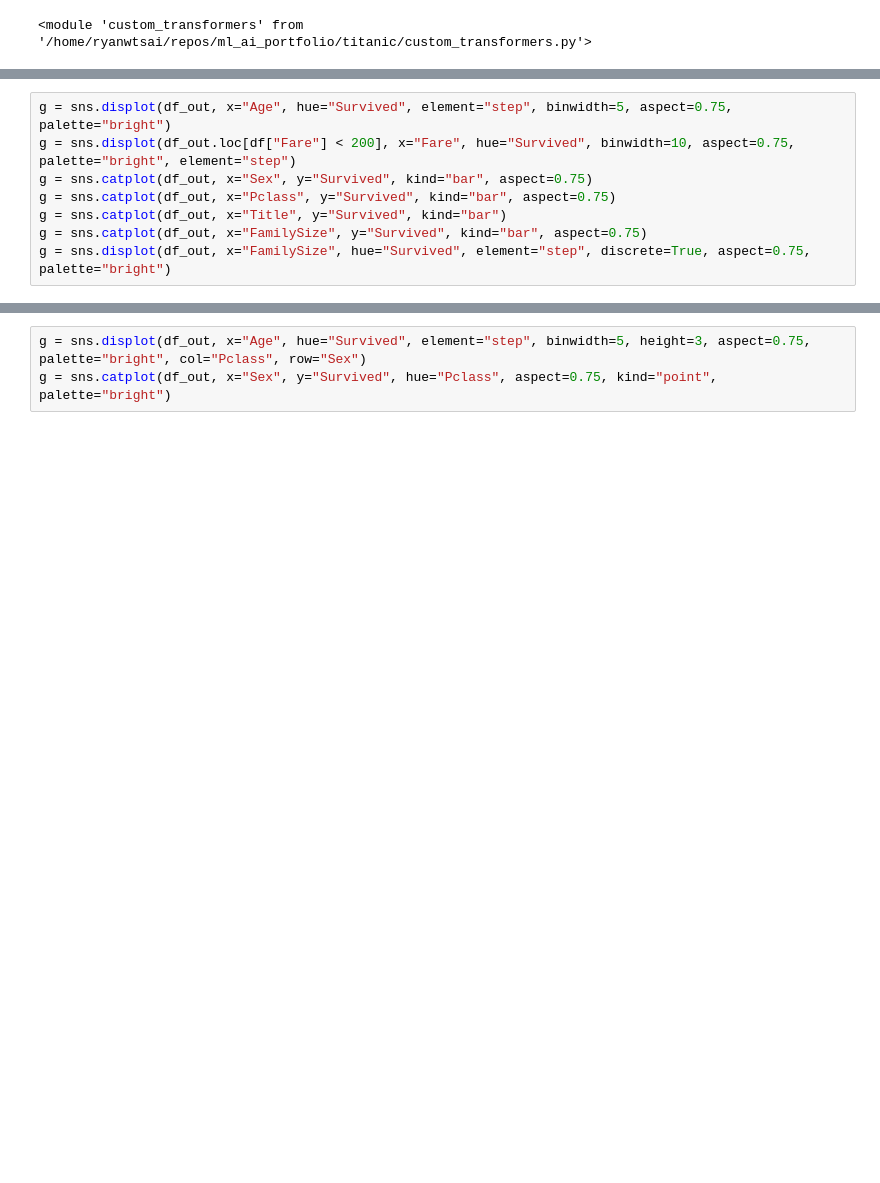
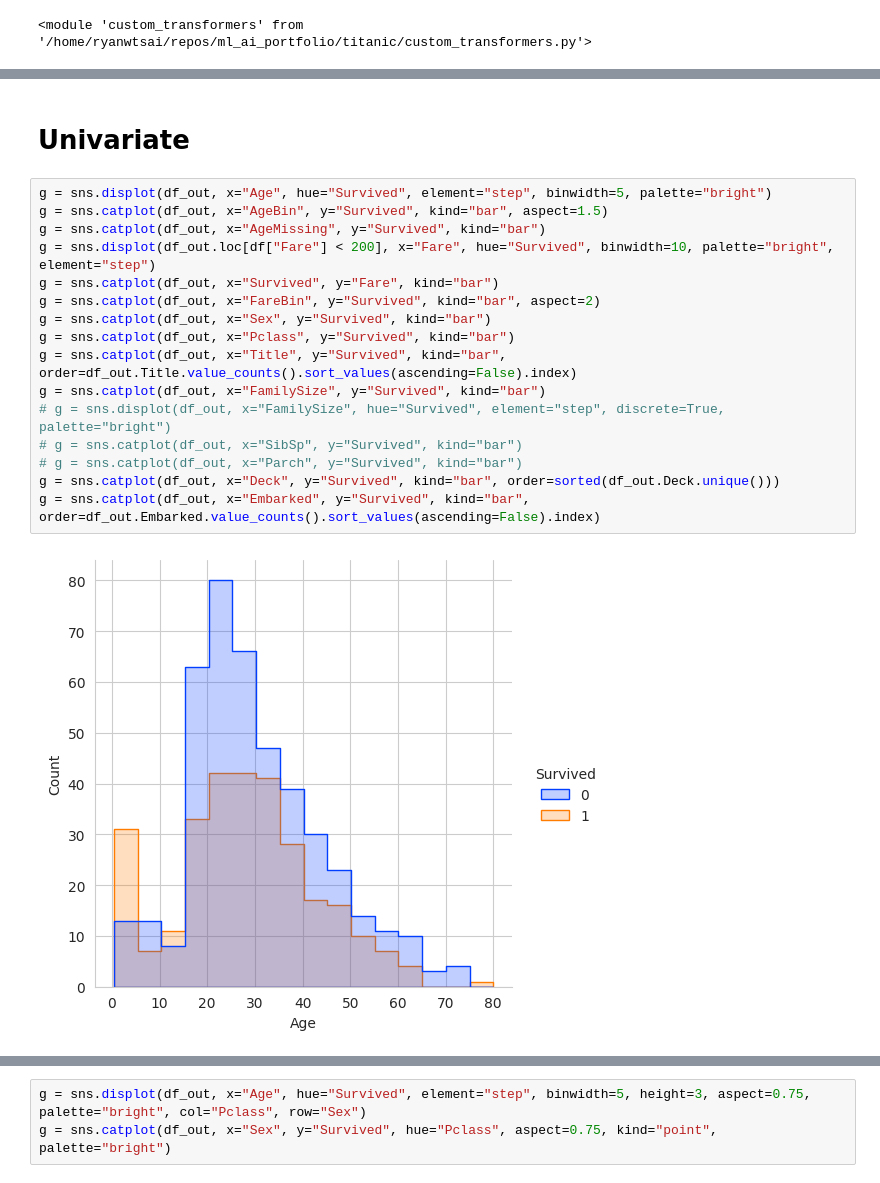
Before and after one commit to rfdspeng/ml_ai_portfolio, a Jupyter notebook: titanic/titanic.ipynb, the cells around one changed output, grey strips where cells are left out. Drawn from its saved outputs; the diff is of its cells as text; blank space fills up the shorter version.

```diff
--- a/titanic/titanic.ipynb
+++ b/titanic/titanic.ipynb
@@ -96,8 +101,20 @@ df_out.head()
+# %% [markdown]
+# Univariate
 # %%
-g = sns.displot(df_out, x="Age", hue="Survived", element="step", binwidth=5, aspect=0.75, palette="bright")
-g = sns.displot(df_out.loc[df["Fare"] < 200], x="Fare", hue="Survived", binwidth=10, aspect=0.75, palette="bright", element="step")
-g = sns.catplot(df_out, x="Sex", y="Survived", kind="bar", aspect=0.75)
-g = sns.catplot(df_out, x="Pclass", y="Survived", kind="bar", aspect=0.75)
-g = sns.catplot(df_out, x="Title", y="Survived", kind="bar")
-g = sns.catplot(df_out, x="FamilySize", y="Survived", kind="bar", aspect=0.75)
-g = sns.displot(df_out, x="FamilySize", hue="Survived", element="step", discrete=True, aspect=0.75, palette="bright")
+g = sns.displot(df_out, x="Age", hue="Survived", element="step", binwidth=5, palette="bright")
+g = sns.catplot(df_out, x="AgeBin", y="Survived", kind="bar", aspect=1.5)
+g = sns.catplot(df_out, x="AgeMissing", y="Survived", kind="bar")
+g = sns.displot(df_out.loc[df["Fare"] < 200], x="Fare", hue="Survived", binwidth=10, palette="bright", element="step")
+g = sns.catplot(df_out, x="Survived", y="Fare", kind="bar")
+g = sns.catplot(df_out, x="FareBin", y="Survived", kind="bar", aspect=2)
+g = sns.catplot(df_out, x="Sex", y="Survived", kind="bar")
+g = sns.catplot(df_out, x="Pclass", y="Survived", kind="bar")
+g = sns.catplot(df_out, x="Title", y="Survived", kind="bar", order=df_out.Title.value_counts().sort_values(ascending=False).index)
+g = sns.catplot(df_out, x="FamilySize", y="Survived", kind="bar")
+# g = sns.displot(df_out, x="FamilySize", hue="Survived", element="step", discrete=True, palette="bright")
+# g = sns.catplot(df_out, x="SibSp", y="Survived", kind="bar")
+# g = sns.catplot(df_out, x="Parch", y="Survived", kind="bar")
+g = sns.catplot(df_out, x="Deck", y="Survived", kind="bar", order=sorted(df_out.Deck.unique()))
+g = sns.catplot(df_out, x="Embarked", y="Survived", kind="bar", order=df_out.Embarked.value_counts().sort_values(ascending=False).index)
+# %% [output]
+[figure, added]
```
Also changed, not shown: parts of 11 cells of this notebook, 1 other file.
